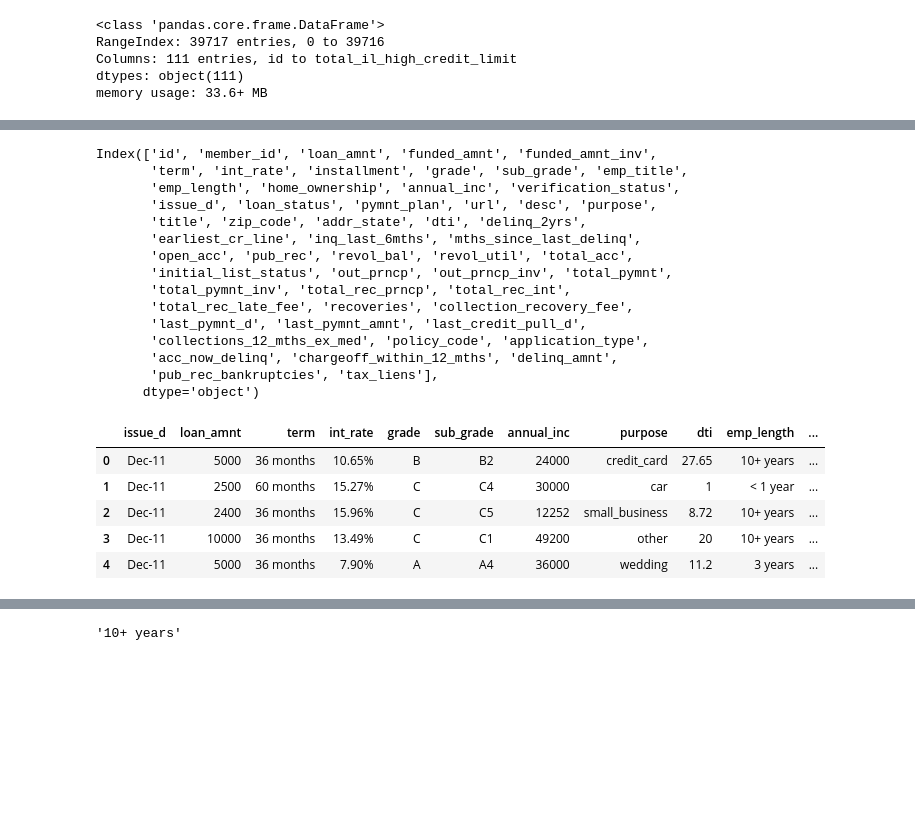
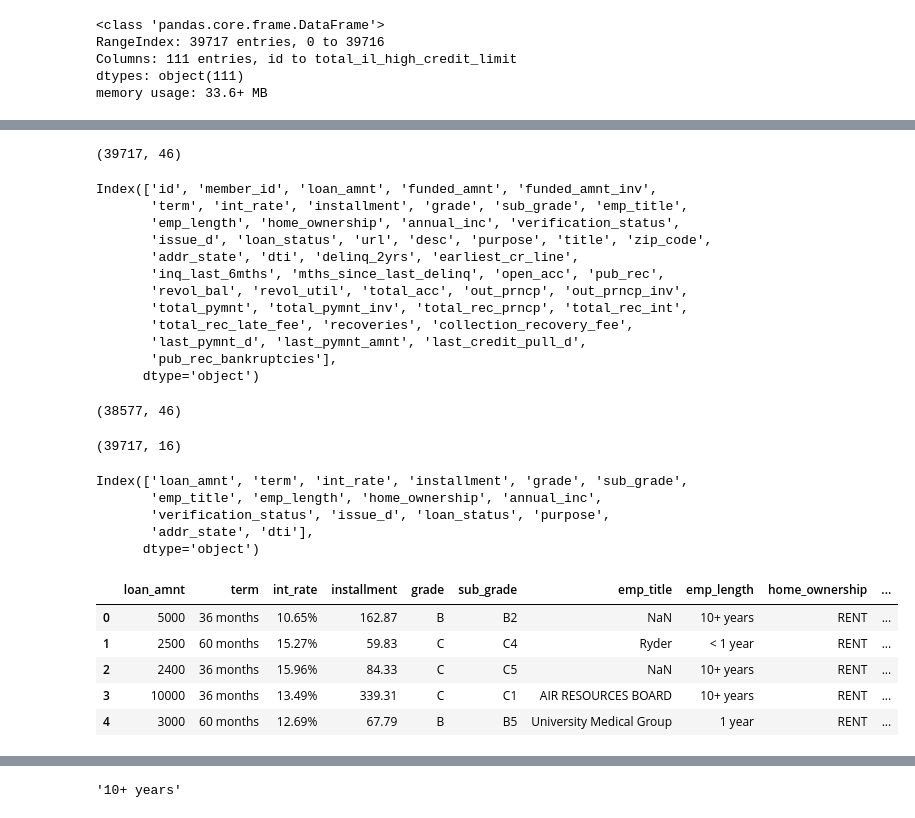
Before and after one commit to vishvmitra/LendingClubCaseStudy, a Jupyter notebook: Group_Facilitator_Vishvmitra_Belsare.ipynb, the cells around one changed output, grey strips where cells are left out. Saved outputs shown, nothing was run; the diff lists cells and outputs as text; code cells hidden in the pictures; blank space fills up the shorter version.

```diff
--- a/Final_Submission_EDA_lending_club.ipynb
+++ b/Group_Facilitator_Vishvmitra_Belsare.ipynb
@@ -32,8 +23,3 @@ RangeIndex: 39717 entries, 0 to 39716
 Columns: 111 entries, id to total_il_high_credit_limit
 dtypes: object(111)
 memory usage: 33.6+ MB
-# %%
-loan_data = loan_data.dropna(how = 'all')
-loan_data.shape
-
-loan_data.head()
@@ -68,6 +56,6 @@ tmp=(loan_data.isnull().sum()/loan_data.shape[0] * 100) > threshold
 NaN_Cols_df = tmp.to_frame()
 NaN_Cols_df = NaN_Cols_df[NaN_Cols_df[0]==True]
 col_list = NaN_Cols_df.index.tolist() # listall columns in list
-loan_data_wo_na = loan_data.drop(columns=col_list) # drop all columns from lis
-loan_data_wo_na.shape
+loan_data = loan_data.drop(columns=col_list) # drop all columns from lis
+loan_data.shape
 # %% [output]
@@ -75,34 +63,71 @@ loan_data_wo_na.shape
+# %%
+## Drop all columns having only 1 unique value
+unique_values_cols = loan_data.nunique()
+columns_with_only_one_value = unique_values_cols[unique_values_cols.values == 1]
+loan_data.drop(columns = list(columns_with_only_one_value.index), inplace=True)
+loan_data.shape
+# %% [output]
+(39717, 46)
 # %%
-cols = loan_data_wo_na.columns
+cols = loan_data.columns
 cols
 # %% [output]
 Index(['id', 'member_id', 'loan_amnt', 'funded_amnt', 'funded_amnt_inv',
        'term', 'int_rate', 'installment', 'grade', 'sub_grade', 'emp_title',
        'emp_length', 'home_ownership', 'annual_inc', 'verification_status',
-       'issue_d', 'loan_status', 'pymnt_plan', 'url', 'desc', 'purpose',
-       'title', 'zip_code', 'addr_state', 'dti', 'delinq_2yrs',
-       'earliest_cr_line', 'inq_last_6mths', 'mths_since_last_delinq',
-       'open_acc', 'pub_rec', 'revol_bal', 'revol_util', 'total_acc',
-       'initial_list_status', 'out_prncp', 'out_prncp_inv', 'total_pymnt',
-       'total_pymnt_inv', 'total_rec_prncp', 'total_rec_int',
+       'issue_d', 'loan_status', 'url', 'desc', 'purpose', 'title', 'zip_code',
+       'addr_state', 'dti', 'delinq_2yrs', 'earliest_cr_line',
+       'inq_last_6mths', 'mths_since_last_delinq', 'open_acc', 'pub_rec',
+       'revol_bal', 'revol_util', 'total_acc', 'out_prncp', 'out_prncp_inv',
+       'total_pymnt', 'total_pymnt_inv', 'total_rec_prncp', 'total_rec_int',
        'total_rec_late_fee', 'recoveries', 'collection_recovery_fee',
        'last_pymnt_d', 'last_pymnt_amnt', 'last_credit_pull_d',
-       'collections_12_mths_ex_med', 'policy_code', 'application_type',
-       'acc_now_delinq', 'chargeoff_within_12_mths', 'delinq_amnt',
-       'pub_rec_bankruptcies', 'tax_liens'],
+       'pub_rec_bankruptcies'],
       dtype='object')
+# %%
+## Drop all rows having loan status as current as we can't make any decision based on it.
+loan_data = loan_data[loan_data.loan_status!='Current'].reset_index(drop=True)
+loan_data.shape
+# %% [output]
+(38577, 46)
+# %%
+## Customer Behaviour variables that are created after a loan is taken doesn't make sense for our analysis.
+## Also, fields like id, member_id & url are different for each application.
+## zip_code values are masked so not useful anymore.
+## url, desc have excessive len which can't be analysed
+## columns like loan_amnt, funded_amnt, funded_amnt_inv have high correlation value and
+## are similar fields. So, keeping just loan_amnt
+## Therefore, we will drop all these columns mentioned below
+
+drop_irrelevant_cols = ["delinq_2yrs","earliest_cr_line", "inq_last_6mths", "open_acc", "pub_rec", "revol_bal", "revol_util", "total_acc",
+                        "out_prncp","out_prncp_inv","total_pymnt","total_pymnt_inv", "mths_since_last_delinq", "pub_rec_bankruptcies",
+                        "total_rec_prncp","total_rec_int","total_rec_late_fee","recoveries","collection_recovery_fee", "funded_amnt", "funded_amnt_inv",
+                        "last_pymnt_d","last_pymnt_amnt","last_credit_pull_d", "id", "desc", "title", "member_id","url","zip_code",]
+loan_data.drop(columns=drop_irrelevant_cols, inplace=True)
+loan_data.shape
+# %% [output]
+(39717, 16)
+# %%
+loan_data.columns
+# %% [output]
+Index(['loan_amnt', 'term', 'int_rate', 'installment', 'grade', 'sub_grade',
+       'emp_title', 'emp_length', 'home_ownership', 'annual_inc',
+       'verification_status', 'issue_d', 'loan_status', 'purpose',
+       'addr_state', 'dti'],
+      dtype='object')
 # %%
 ## Keeping useful columns
-relevant_cols = ["issue_d","loan_amnt", "term", "int_rate", "grade", "sub_grade", "annual_inc", "purpose", "dti", "emp_length", "home_ownership", "verification_status", "installment", "addr_state", "loan_status"]
+##relevant_cols = ["issue_d","loan_amnt", "term", "int_rate", "grade", "sub_grade", "annual_inc", "purpose", "dti", "emp_length", "home_ownership", "verification_status", "installment", "addr_state", "loan_status"]
+relevant_cols = loan_data.columns
 final_loan_data = loan_data_wo_na[relevant_cols].copy()
 final_loan_data.head()
 # %% [output]
-|  | issue_d | loan_amnt | term | int_rate | grade | sub_grade | annual_inc | purpose | dti | emp_length | ... |
-| 0 | Dec-11 | 5000 | 36 months | 10.65% | B | B2 | 24000 | credit_card | 27.65 | 10+ years | ... |
-| 1 | Dec-11 | 2500 | 60 months | 15.27% | C | C4 | 30000 | car | 1 | < 1 year | ... |
-| 2 | Dec-11 | 2400 | 36 months | 15.96% | C | C5 | 12252 | small_business | 8.72 | 10+ years | ... |
-| 3 | Dec-11 | 10000 | 36 months | 13.49% | C | C1 | 49200 | other | 20 | 10+ years | ... |
-| 4 | Dec-11 | 5000 | 36 months | 7.90% | A | A4 | 36000 | wedding | 11.2 | 3 years | ... |
+|  | loan_amnt | term | int_rate | installment | grade | sub_grade | emp_title | emp_length | home_ownership | ... |
+| 0 | 5000 | 36 months | 10.65% | 162.87 | B | B2 | NaN | 10+ years | RENT | ... |
+| 1 | 2500 | 60 months | 15.27% | 59.83 | C | C4 | Ryder | < 1 year | RENT | ... |
+| 2 | 2400 | 36 months | 15.96% | 84.33 | C | C5 | NaN | 10+ years | RENT | ... |
+| 3 | 10000 | 36 months | 13.49% | 339.31 | C | C1 | AIR RESOURCES BOARD | 10+ years | RENT | ... |
+| 4 | 3000 | 60 months | 12.69% | 67.79 | B | B5 | University Medical Group | 1 year | RENT | ... |
 # %%
 ### Data Cleaning - missing values fill
 final_loan_data.isna().sum()
```
Also changed, not shown: parts of 18 cells of this notebook.
